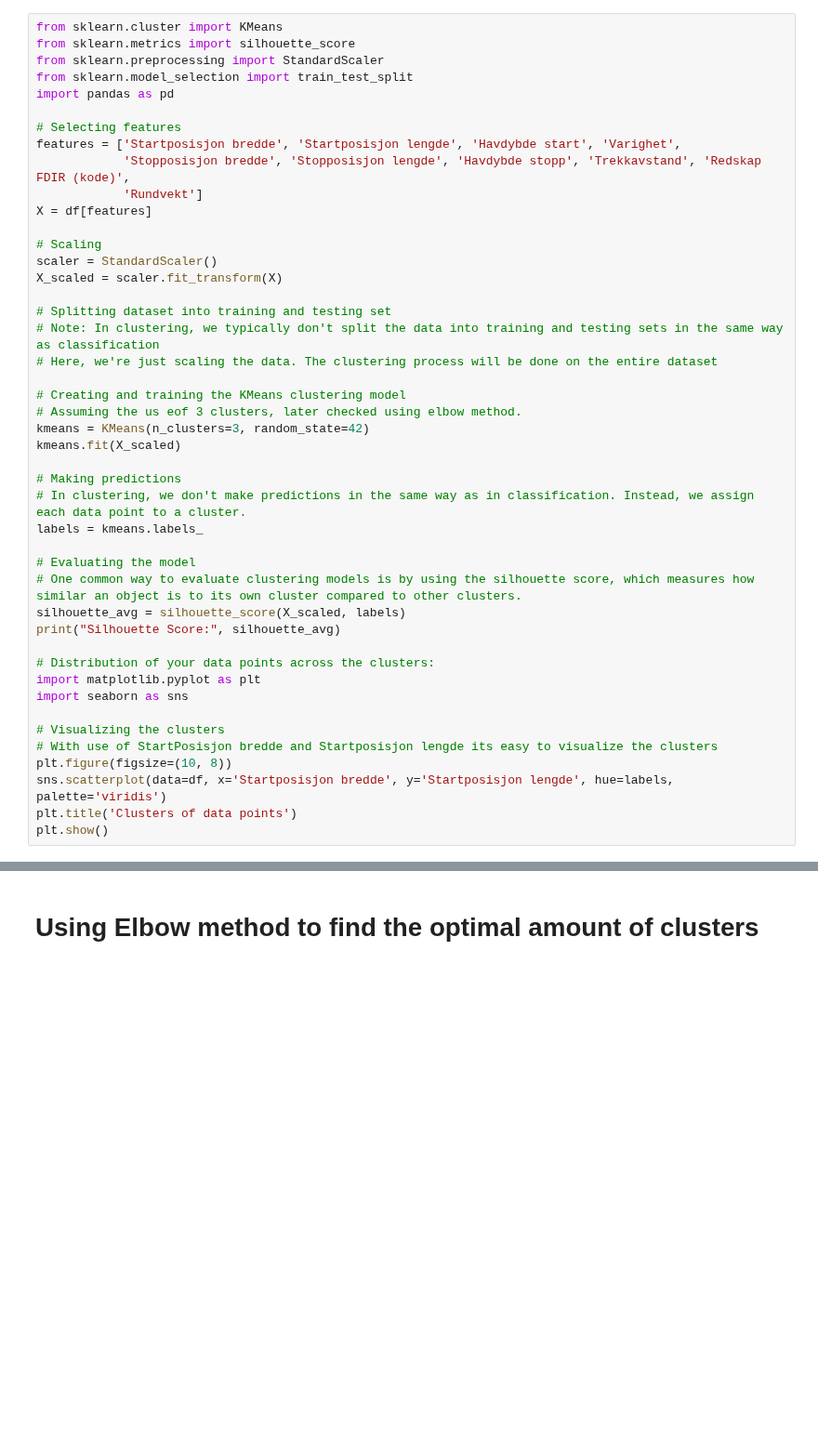
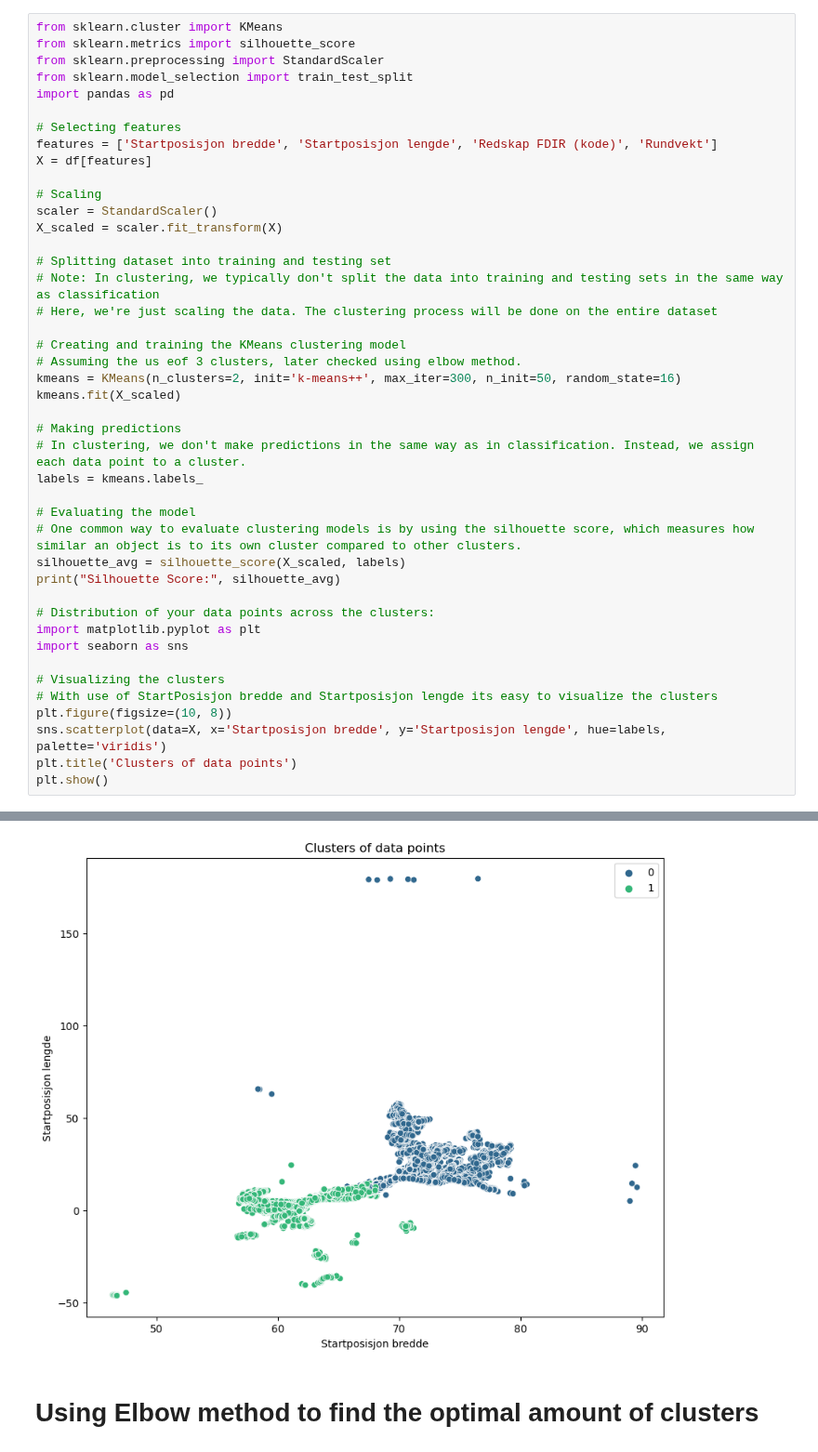
Before and after one commit to GeorgRis/Innlevering_INFO282, a Jupyter notebook: clustering.ipynb, the cells around one changed output, grey strips where cells are left out. Shown at 93% size. Saved outputs shown, nothing was run; the diff lists cells and outputs as text; blank space fills up the shorter version.

```diff
--- a/clustering.ipynb
+++ b/clustering.ipynb
@@ -17,9 +50,7 @@ from sklearn.model_selection import train_test_split
 import pandas as pd
 
 # Selecting features
-features = ['Startposisjon bredde', 'Startposisjon lengde', 'Havdybde start', 'Varighet',
-            'Stopposisjon bredde', 'Stopposisjon lengde', 'Havdybde stopp', 'Trekkavstand', 'Redskap FDIR (kode)',
-            'Rundvekt']
+features = ['Startposisjon bredde', 'Startposisjon lengde', 'Redskap FDIR (kode)', 'Rundvekt']
 X = df[features]
 
 # Scaling
@@ -32,7 +63,7 @@ X_scaled = scaler.fit_transform(X)
 
 # Creating and training the KMeans clustering model
 # Assuming the us eof 3 clusters, later checked using elbow method.
-kmeans = KMeans(n_clusters=3, random_state=42)
+kmeans = KMeans(n_clusters=2, init='k-means++', max_iter=300, n_init=50, random_state=16)
 kmeans.fit(X_scaled)
 
 # Making predictions
@@ -51,6 +82,7 @@ import seaborn as sns
 # Visualizing the clusters
 # With use of StartPosisjon bredde and Startposisjon lengde its easy to visualize the clusters
 plt.figure(figsize=(10, 8))
-sns.scatterplot(data=df, x='Startposisjon bredde', y='Startposisjon lengde', hue=labels, palette='viridis')
+sns.scatterplot(data=X, x='Startposisjon bredde', y='Startposisjon lengde', hue=labels, palette='viridis')
 plt.title('Clusters of data points')
 plt.show()
+# %% [output]
@@ -57,3 +90,4 @@ plt.show()
+[figure, added]
 # %% [markdown]
 # Using Elbow method to find the optimal amount of clusters
 # %%
```
Also changed, not shown: parts of 9 cells of this notebook, 2 other files.
